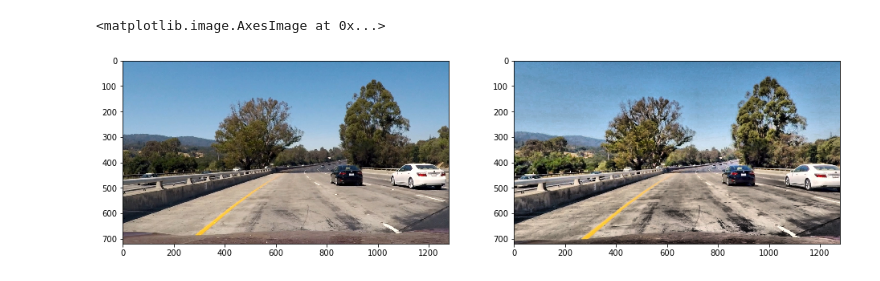
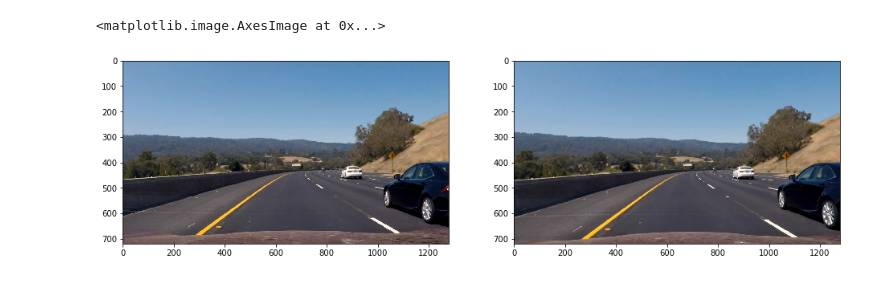
Before and after one commit to rubiruchi/SDND-Advanced_Lane_Finding, a Jupyter notebook: model_testing.ipynb, the cells around one changed output. Drawn from its saved outputs; the diff is of its cells as text; code cells hidden in the pictures.

```diff
--- a/model_testing.ipynb
+++ b/model_testing.ipynb
@@ -200,13 +253,12 @@ ax2.imshow(persp2_warped)
 # %%
-img_name = 'test1'
+img_name = 'test16'
 # %%
 test_image = plt.imread('test_images/{}.jpg'.format(img_name))
 #test_image = convert_to_grayscale(test_image, in_type = 'RGB')
-undistorted = cv2.undistort(test_image, mtx, dist, None, mtx)
-undistorted = img_as_ubyte(equalize_adapthist(undistorted))
+undistorted_og = cv2.undistort(test_image, mtx, dist, None, mtx)
 f, (ax1, ax2) = plt.subplots(1, 2, figsize = (16,9))
 ax1.imshow(test_image, cmap = 'gray')
-ax2.imshow(undistorted, cmap = 'gray')
+ax2.imshow(undistorted_og, cmap = 'gray')
 # %% [output]
 <matplotlib.image.AxesImage at 0x...>
-[figure, old version]
+[figure, new version]
```
Also changed, not shown: parts of 32 cells of this notebook, 3 other files.
